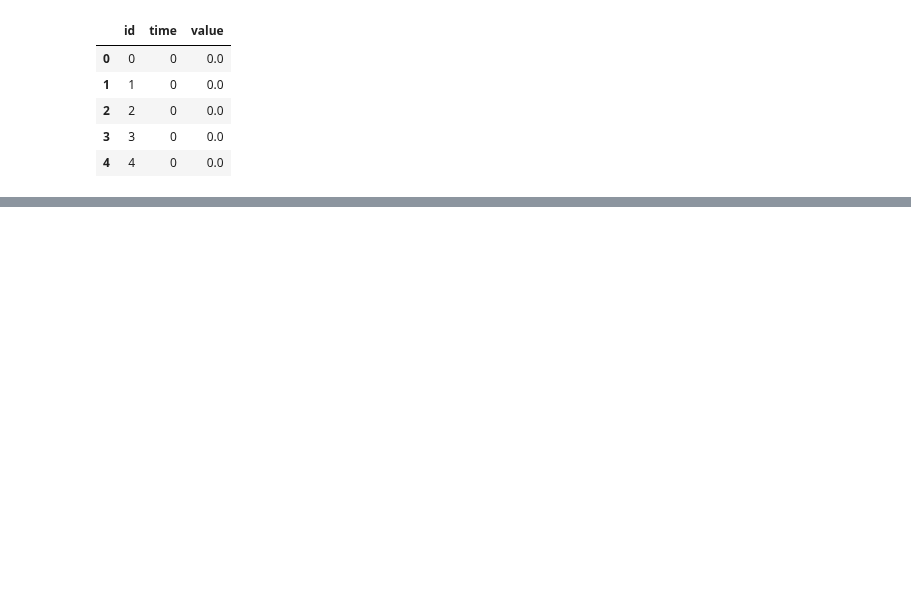
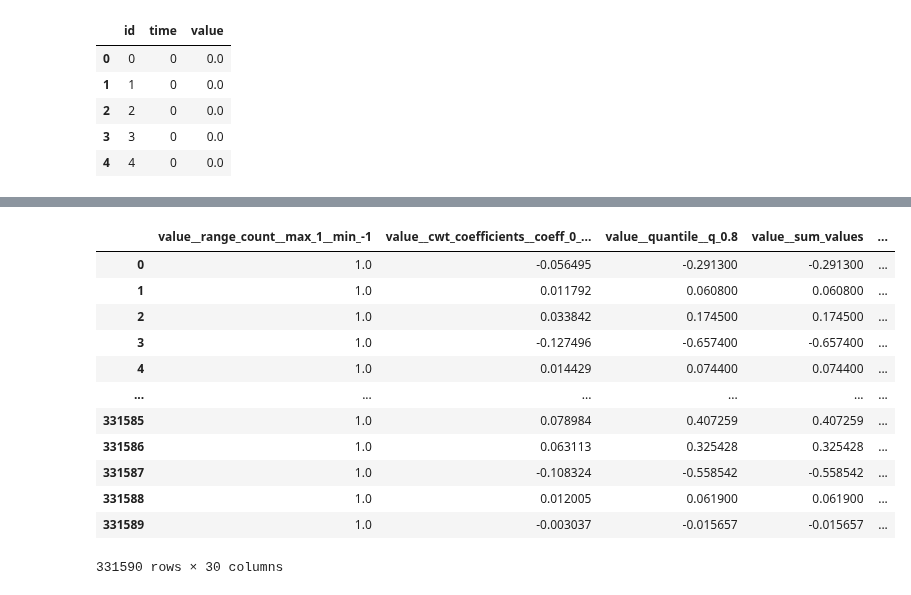
Before and after one commit to henokali1/trdr, a Jupyter notebook: ml/pg.ipynb, the cells around one changed output, grey strips where cells are left out. Cells and saved outputs as stored; diff of their text form; code cells hidden in the pictures; blank space fills up the shorter version.

```diff
--- a/ml/pg.ipynb
+++ b/ml/pg.ipynb
@@ -92,0 +174,16 @@ Error:
+# %%
+data
+# %% [output]
+|  | value__range_count__max_1__min_-1 | value__cwt_coefficients__coeff_0_... | value__quantile__q_0.8 | value__sum_values | ... |
+| 0 | 1.0 | -0.056495 | -0.291300 | -0.291300 | ... |
+| 1 | 1.0 | 0.011792 | 0.060800 | 0.060800 | ... |
+| 2 | 1.0 | 0.033842 | 0.174500 | 0.174500 | ... |
+| 3 | 1.0 | -0.127496 | -0.657400 | -0.657400 | ... |
+| 4 | 1.0 | 0.014429 | 0.074400 | 0.074400 | ... |
+| ... | ... | ... | ... | ... | ... |
+| 331585 | 1.0 | 0.078984 | 0.407259 | 0.407259 | ... |
+| 331586 | 1.0 | 0.063113 | 0.325428 | 0.325428 | ... |
+| 331587 | 1.0 | -0.108324 | -0.558542 | -0.558542 | ... |
+| 331588 | 1.0 | 0.012005 | 0.061900 | 0.061900 | ... |
+| 331589 | 1.0 | -0.003037 | -0.015657 | -0.015657 | ... |
+331590 rows × 30 columns
```
Also changed, not shown: parts of 13 cells of this notebook.
